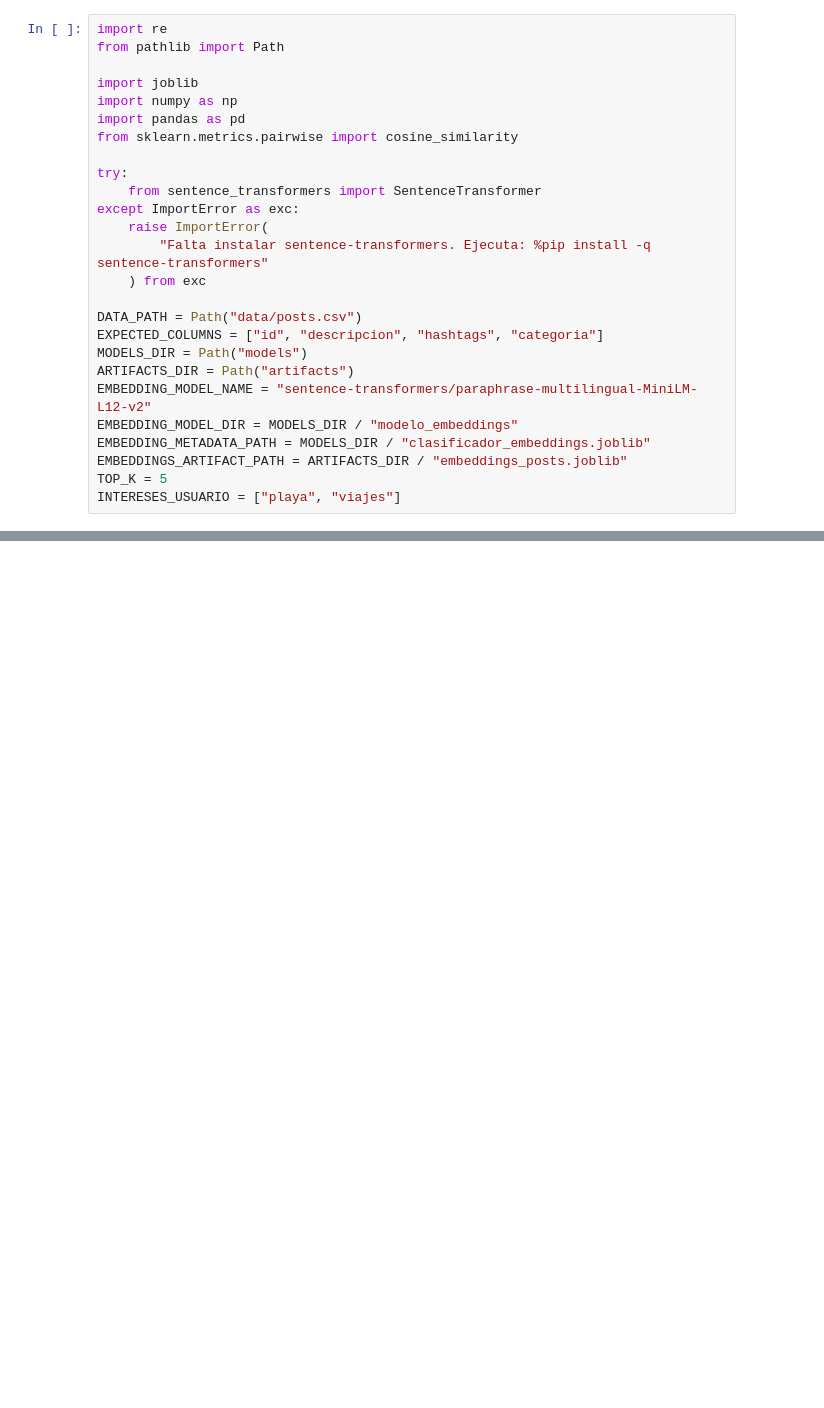
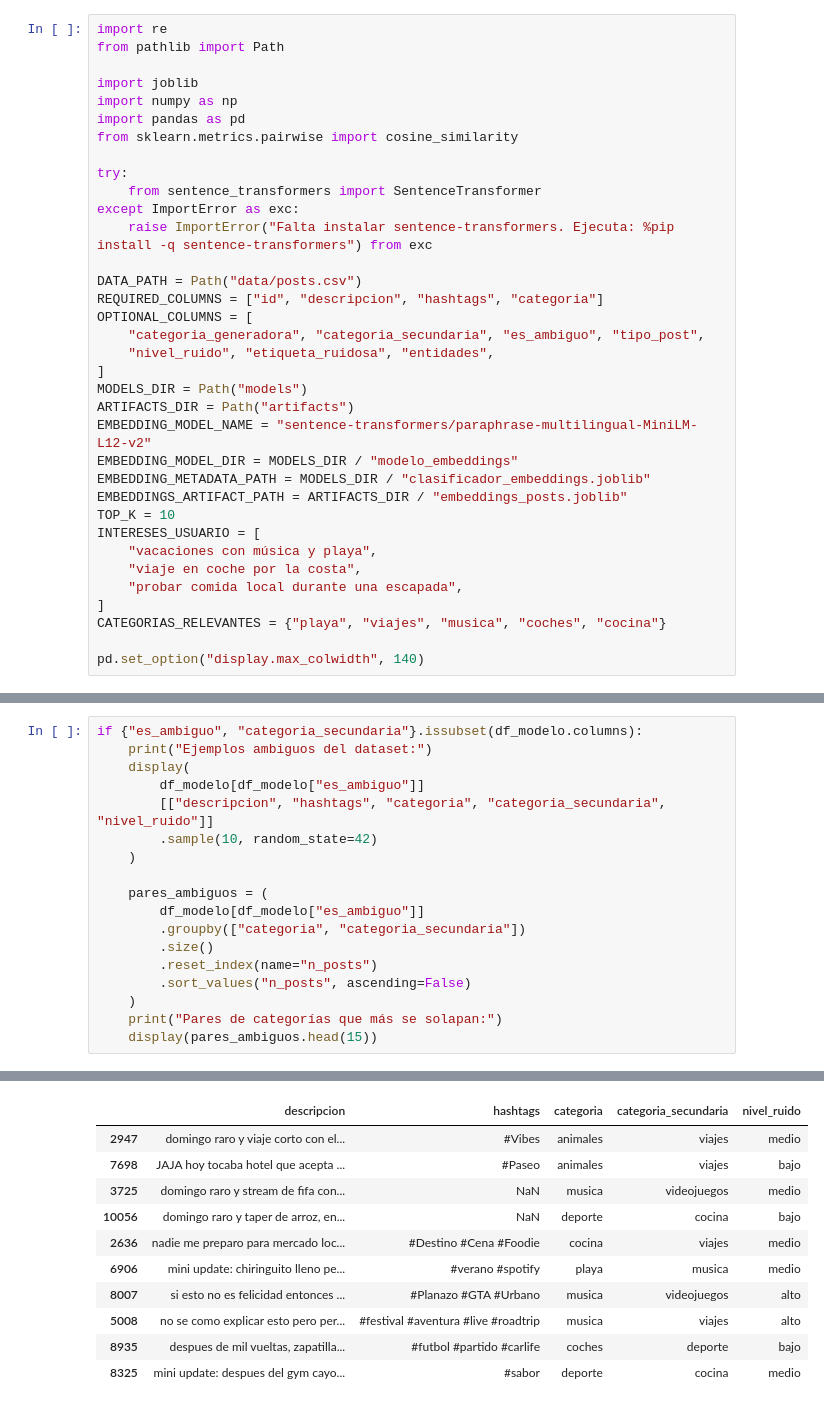
Before and after one commit to rafi412/Recomendacion-RRSS, a Jupyter notebook: 02_recomendacion_embeddings.ipynb, the cells around one changed output, grey strips where cells are left out. Saved outputs shown, nothing was run; the diff lists cells and outputs as text; blank space fills up the shorter version.

```diff
--- a/02_recomendacion_embeddings.ipynb
+++ b/02_recomendacion_embeddings.ipynb
@@ -16,17 +14,26 @@ from sklearn.metrics.pairwise import cosine_similarity
 try:
     from sentence_transformers import SentenceTransformer
 except ImportError as exc:
-    raise ImportError(
-        "Falta instalar sentence-transformers. Ejecuta: %pip install -q sentence-transformers"
-    ) from exc
+    raise ImportError("Falta instalar sentence-transformers. Ejecuta: %pip install -q sentence-transformers") from exc
 
 DATA_PATH = Path("data/posts.csv")
-EXPECTED_COLUMNS = ["id", "descripcion", "hashtags", "categoria"]
+REQUIRED_COLUMNS = ["id", "descripcion", "hashtags", "categoria"]
+OPTIONAL_COLUMNS = [
+    "categoria_generadora", "categoria_secundaria", "es_ambiguo", "tipo_post",
+    "nivel_ruido", "etiqueta_ruidosa", "entidades",
+]
 MODELS_DIR = Path("models")
 ARTIFACTS_DIR = Path("artifacts")
 EMBEDDING_MODEL_NAME = "sentence-transformers/paraphrase-multilingual-MiniLM-L12-v2"
 EMBEDDING_MODEL_DIR = MODELS_DIR / "modelo_embeddings"
 EMBEDDING_METADATA_PATH = MODELS_DIR / "clasificador_embeddings.joblib"
 EMBEDDINGS_ARTIFACT_PATH = ARTIFACTS_DIR / "embeddings_posts.joblib"
-TOP_K = 5
-INTERESES_USUARIO = ["playa", "viajes"]
+TOP_K = 10
+INTERESES_USUARIO = [
+    "vacaciones con música y playa",
+    "viaje en coche por la costa",
+    "probar comida local durante una escapada",
+]
+CATEGORIAS_RELEVANTES = {"playa", "viajes", "musica", "coches", "cocina"}
+
+pd.set_option("display.max_colwidth", 140)
@@ -106,0 +95,19 @@ En este notebook se importa el modelo `SentenceTransformer`, se guarda localment
+# %%
+if {"es_ambiguo", "categoria_secundaria"}.issubset(df_modelo.columns):
+    print("Ejemplos ambiguos del dataset:")
+    display(
+        df_modelo[df_modelo["es_ambiguo"]]
+        [["descripcion", "hashtags", "categoria", "categoria_secundaria", "nivel_ruido"]]
+        .sample(10, random_state=42)
+    )
+
+    pares_ambiguos = (
+        df_modelo[df_modelo["es_ambiguo"]]
+        .groupby(["categoria", "categoria_secundaria"])
+        .size()
+        .reset_index(name="n_posts")
+        .sort_values("n_posts", ascending=False)
+    )
+    print("Pares de categorías que más se solapan:")
+    display(pares_ambiguos.head(15))
+# %% [output]
@@ -106,0 +115,11 @@ En este notebook se importa el modelo `SentenceTransformer`, se guarda localment
+|  | descripcion | hashtags | categoria | categoria_secundaria | nivel_ruido |
+| 2947 | domingo raro y viaje corto con el... | #Vibes | animales | viajes | medio |
+| 7698 | JAJA hoy tocaba hotel que acepta ... | #Paseo | animales | viajes | bajo |
+| 3725 | domingo raro y stream de fifa con... | NaN | musica | videojuegos | medio |
+| 10056 | domingo raro y taper de arroz, en... | NaN | deporte | cocina | bajo |
+| 2636 | nadie me preparo para mercado loc... | #Destino #Cena #Foodie | cocina | viajes | medio |
+| 6906 | mini update: chiringuito lleno pe... | #verano #spotify | playa | musica | medio |
+| 8007 | si esto no es felicidad entonces ... | #Planazo #GTA #Urbano | musica | videojuegos | alto |
+| 5008 | no se como explicar esto pero per... | #festival #aventura #live #roadtrip | musica | viajes | alto |
+| 8935 | despues de mil vueltas, zapatilla... | #futbol #partido #carlife | coches | deporte | bajo |
+| 8325 | mini update: despues del gym cayo... | #sabor | deporte | cocina | medio |
```
Also changed, not shown: parts of 24 cells of this notebook, 17 other files.
